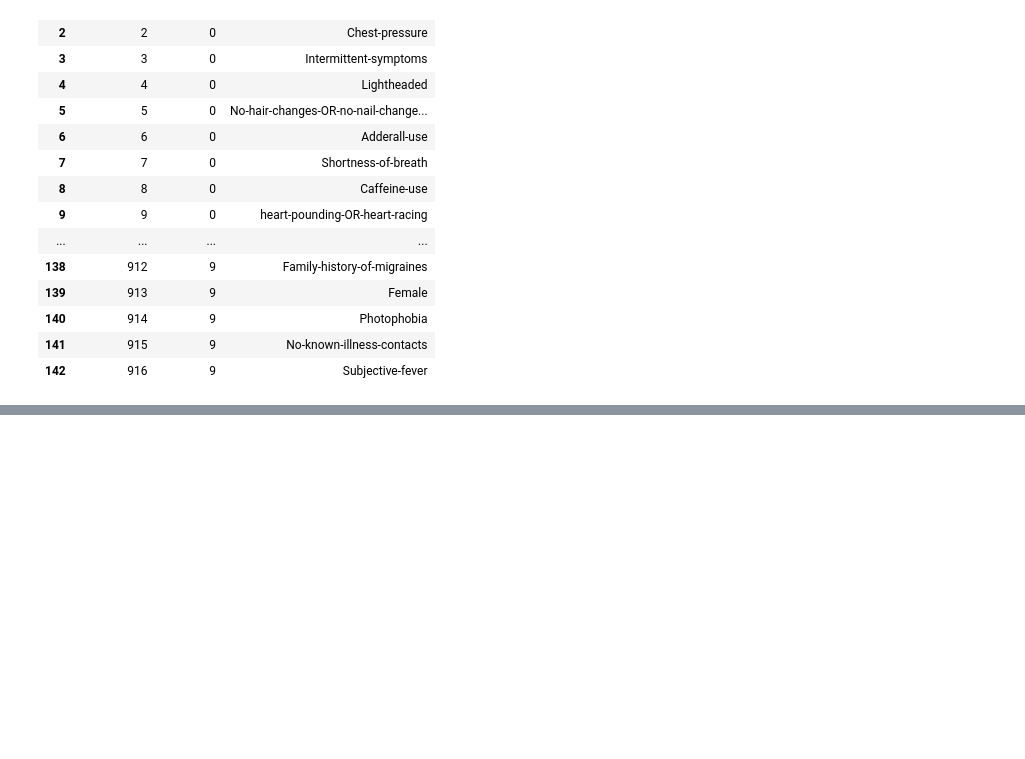
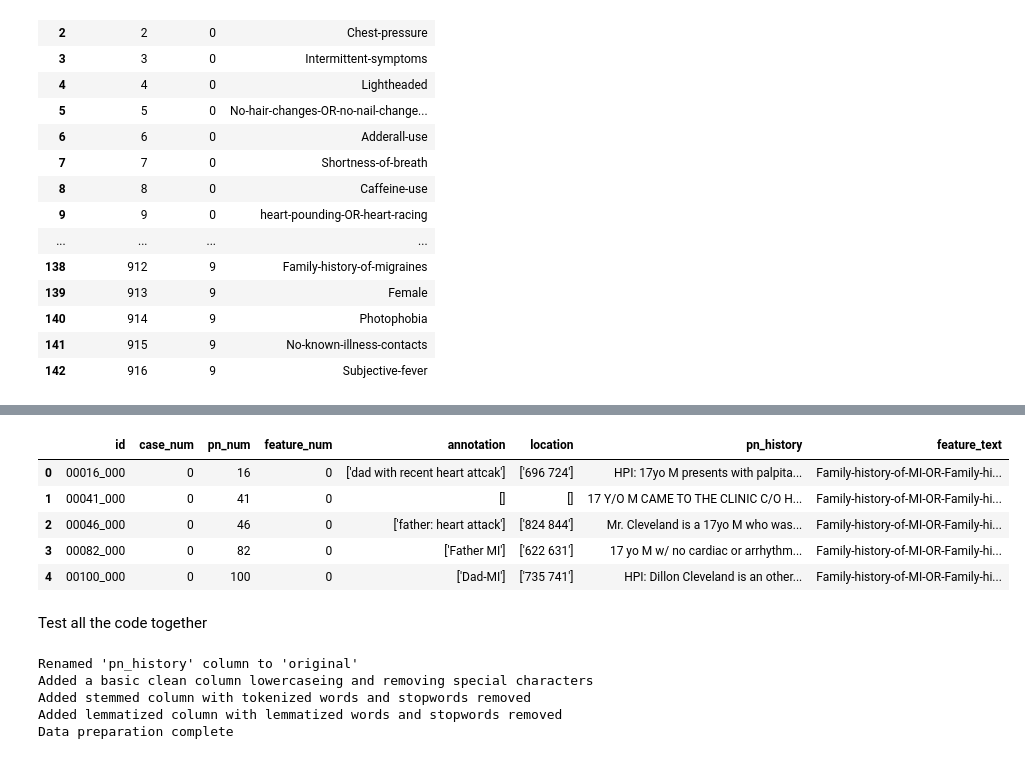
Before and after one commit to codeup-nlp-capstone/clinical_patient_notes, a Jupyter notebook: jag_acquire.ipynb, the cells around one changed output, grey strips where cells are left out. Drawn from its saved outputs; the diff is of its cells as text; code cells hidden in the pictures; blank space fills up the shorter version.

```diff
--- a/jag_acquire.ipynb
+++ b/jag_acquire.ipynb
@@ -38,0 +113,7 @@ features
+# %%
+df = pd.read_csv('train.csv')
+notes = pd.read_csv('patient_notes.csv')
+features = pd.read_csv('features_kaggle.csv')
+df = df.merge(notes, how='inner', on='pn_num')
+df.drop(columns='case_num_y', inplace=True)
+df.rename(columns={'case_num_x':'case_num'}, inplace=True)
@@ -38,0 +140,33 @@ features
+# %%
+df = df.merge(features, how='inner', on='feature_num')
+df.drop(columns='case_num_y', inplace=True)
+df.rename(columns={'case_num_x':'case_num'}, inplace=True)
+# %%
+df.head()
+# %% [output]
+|  | id | case_num | pn_num | feature_num | annotation | location | pn_history | feature_text |
+| 0 | 00016_000 | 0 | 16 | 0 | ['dad with recent heart attcak'] | ['696 724'] | HPI: 17yo M presents with palpita... | Family-history-of-MI-OR-Family-hi... |
+| 1 | 00041_000 | 0 | 41 | 0 | [] | [] | 17 Y/O M CAME TO THE CLINIC C/O H... | Family-history-of-MI-OR-Family-hi... |
+| 2 | 00046_000 | 0 | 46 | 0 | ['father: heart attack'] | ['824 844'] | Mr. Cleveland is a 17yo M who was... | Family-history-of-MI-OR-Family-hi... |
+| 3 | 00082_000 | 0 | 82 | 0 | ['Father MI'] | ['622 631'] | 17 yo M w/ no cardiac or arrhythm... | Family-history-of-MI-OR-Family-hi... |
+| 4 | 00100_000 | 0 | 100 | 0 | ['Dad-MI'] | ['735 741'] | HPI: Dillon Cleveland is an other... | Family-history-of-MI-OR-Family-hi... |
+# %% [markdown]
+Test all the code together
+# %%
+df = pd.read_csv('train.csv')
+notes = pd.read_csv('patient_notes.csv')
+features = pd.read_csv('features_kaggle.csv')
+df = df.merge(notes, how='inner', on='pn_num')
+df.drop(columns='case_num_y', inplace=True)
+df.rename(columns={'case_num_x':'case_num'}, inplace=True)
+df = df.merge(features, how='inner', on='feature_num')
+df.drop(columns='case_num_y', inplace=True)
+df.rename(columns={'case_num_x':'case_num'}, inplace=True)
+df.rename(columns={'pn_history': 'original'}, inplace=True)
+df = prepare_jag.prep_article_data(df, 'original', extra_words=[], exclude_words=['no'])
+# %% [output]
+Renamed 'pn_history' column to 'original'
+Added a basic clean column lowercaseing and removing special characters
+Added stemmed column with tokenized words and stopwords removed
+Added lemmatized column with lemmatized words and stopwords removed
+Data preparation complete
```
Also changed, not shown: parts of 23 cells of this notebook, 2 other files.
